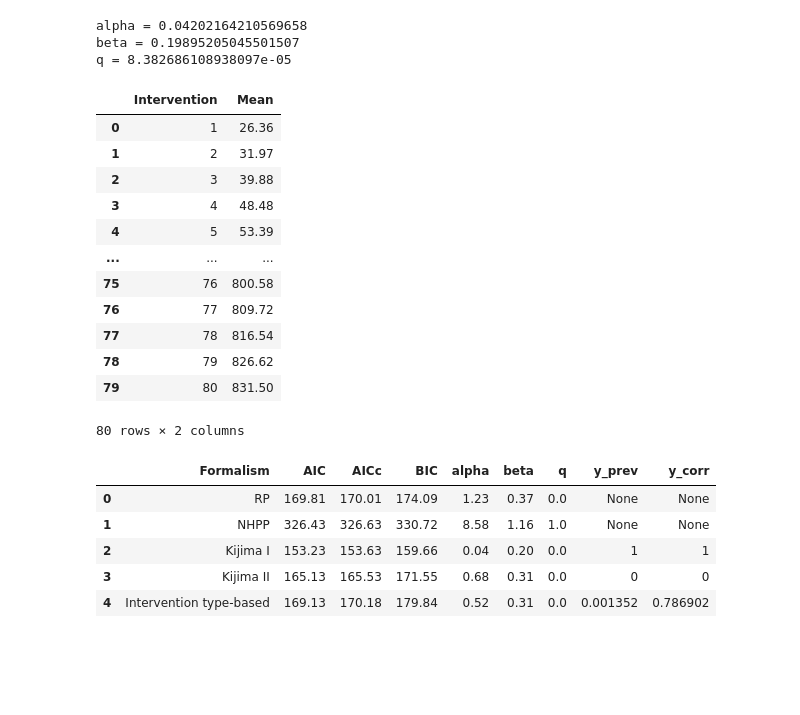
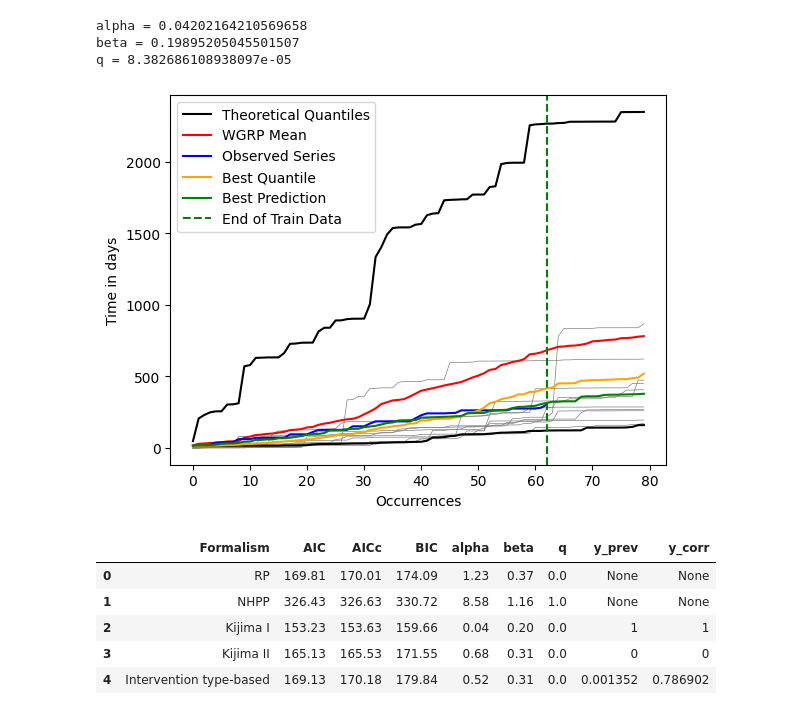
Before and after one commit to danttis/wgrp, a Jupyter notebook: Example_of_use.ipynb, the cells around one changed output. Cells and saved outputs as stored; diff of their text form; code cells hidden in the pictures; blank space fills up the shorter version.

Commit message:
Solution to problem 3.1 of issue #5, #6, graphic development of issue #11.

```diff
--- a/Example_of_use.ipynb
+++ b/Example_of_use.ipynb
@@ -62,6 +72,6 @@ train, test=  train_test_split(failure_data, test_size=0.2, shuffle=False)
 wgrp = wgrp_model()
 # %%
 # adjusting the WGRP models
-wgrp.fit(data=train, type='date', time_unit='days', cumulative=False)
+wgrp.fit(data=train, time_unit='days', cumulative=False)
 # %%
 # Predict future events
@@ -70,22 +80,10 @@ predict  = wgrp.predict(qtd = len(test), events_in_the_future_tense=0, best_pred
 alpha = 0.04202164210569658
 beta = 0.19895205045501507
 q = 8.382686108938097e-05
-# %%
-predict
-# %% [output]
-|  | Intervention | Mean |
-| 0 | 1 | 26.36 |
-| 1 | 2 | 31.97 |
-| 2 | 3 | 39.88 |
-| 3 | 4 | 48.48 |
-| 4 | 5 | 53.39 |
-| ... | ... | ... |
-| 75 | 76 | 800.58 |
-| 76 | 77 | 809.72 |
-| 77 | 78 | 816.54 |
-| 78 | 79 | 826.62 |
-| 79 | 80 | 831.50 |
-80 rows × 2 columns
+# %%
+wgrp.plot(random_series_qtd=10)
+# %% [output]
+[figure, added]
 # %%
 # WGRP models performance
 wgrp.df_
```
Also changed, not shown: parts of 3 cells of this notebook, 4 other files.
